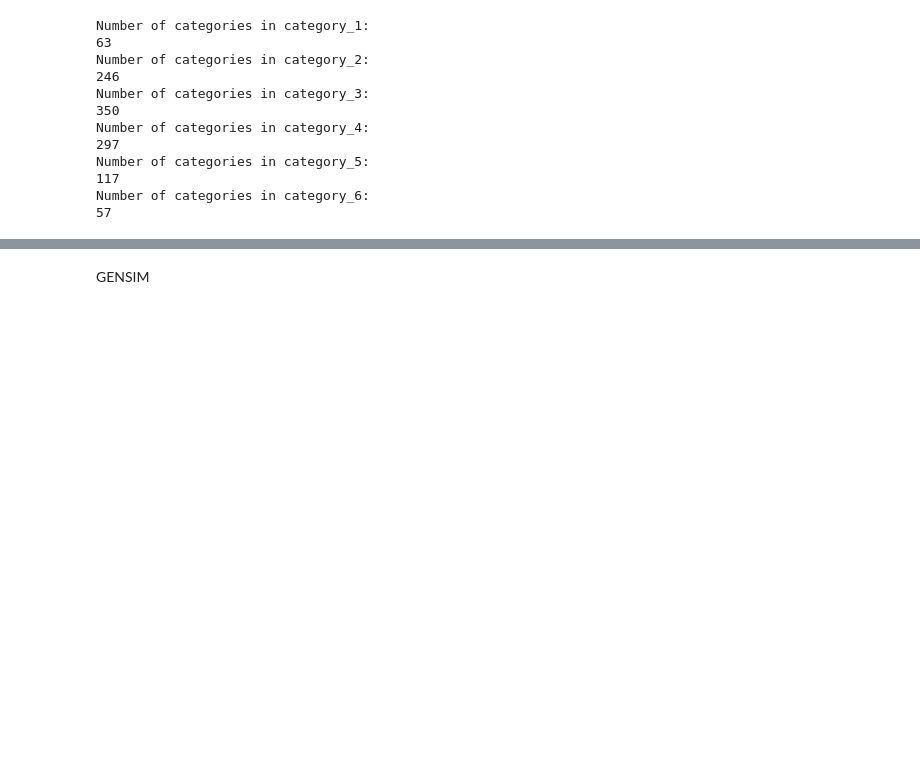
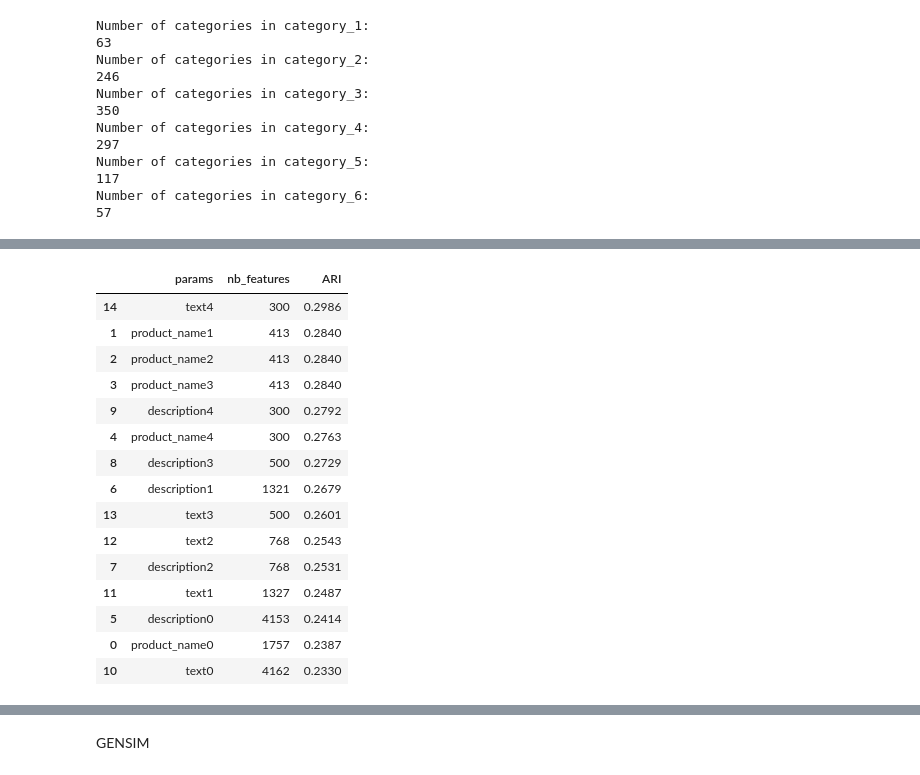
Before and after one commit to Hedredo/oc_projet_6, a Jupyter notebook: 1_notebook_classification_072024.ipynb, the cells around one changed output, grey strips where cells are left out. Saved outputs shown, nothing was run; the diff lists cells and outputs as text; code cells hidden in the pictures; blank space fills up the shorter version.

```diff
--- a/1_notebook_classification_072024.ipynb
+++ b/1_notebook_classification_072024.ipynb
@@ -428,0 +510,5 @@ Length: 933, dtype: float64
+# %%
+for option in options:
+    print(f"Top 10 words in {option} column:")
+    print(tfidf_preprocessed_embeddings[option].sum().sort_values(ascending=False).head(10))
+    print()
@@ -428,0 +577,7 @@ Length: 933, dtype: float64
+# %%
+params = dict()
+params[0] = {"stop_words": additional_stopwords, "strip_accents": 'unicode'}
+params[1] = {"stop_words": additional_stopwords, "min_df": 3, "sublinear_tf": True, "max_df": 0.25, "strip_accents": 'unicode'}
+params[2] = {"stop_words": additional_stopwords, "min_df": 3, "sublinear_tf": True, "max_df": 0.25, "max_features": 768, "strip_accents": 'unicode'}
+params[3] = {"stop_words": additional_stopwords, "min_df": 3, "sublinear_tf": True, "max_df": 0.25, "max_features": 500, "strip_accents": 'unicode'}
+params[4] = {"stop_words": additional_stopwords, "min_df": 3, "sublinear_tf": True, "max_df": 0.25, "max_features": 300, "strip_accents": 'unicode'}
@@ -428,0 +608,27 @@ Length: 933, dtype: float64
+# %%
+scores = []
+nb_features = []
+for key in tqdm(tfidf_preprocessed_embeddings.keys()):
+    bow = tfidf_preprocessed_embeddings[key]
+    ARI, _, _ = ARI_fct(bow)
+    scores.append(ARI)
+    nb_features.append(bow.shape[1])
+clear_output()
+display(pd.DataFrame({"params": tfidf_preprocessed_embeddings.keys(), "nb_features": nb_features, "ARI": scores}).sort_values(by="ARI", ascending=False))
+# %% [output]
+|  | params | nb_features | ARI |
+| 14 | text4 | 300 | 0.2986 |
+| 1 | product_name1 | 413 | 0.2840 |
+| 2 | product_name2 | 413 | 0.2840 |
+| 3 | product_name3 | 413 | 0.2840 |
+| 9 | description4 | 300 | 0.2792 |
+| 4 | product_name4 | 300 | 0.2763 |
+| 8 | description3 | 500 | 0.2729 |
+| 6 | description1 | 1321 | 0.2679 |
+| 13 | text3 | 500 | 0.2601 |
+| 12 | text2 | 768 | 0.2543 |
+| 7 | description2 | 768 | 0.2531 |
+| 11 | text1 | 1327 | 0.2487 |
+| 5 | description0 | 4153 | 0.2414 |
+| 0 | product_name0 | 1757 | 0.2387 |
+| 10 | text0 | 4162 | 0.2330 |
```
Also changed, not shown: parts of 73 cells of this notebook, 2 other files.
